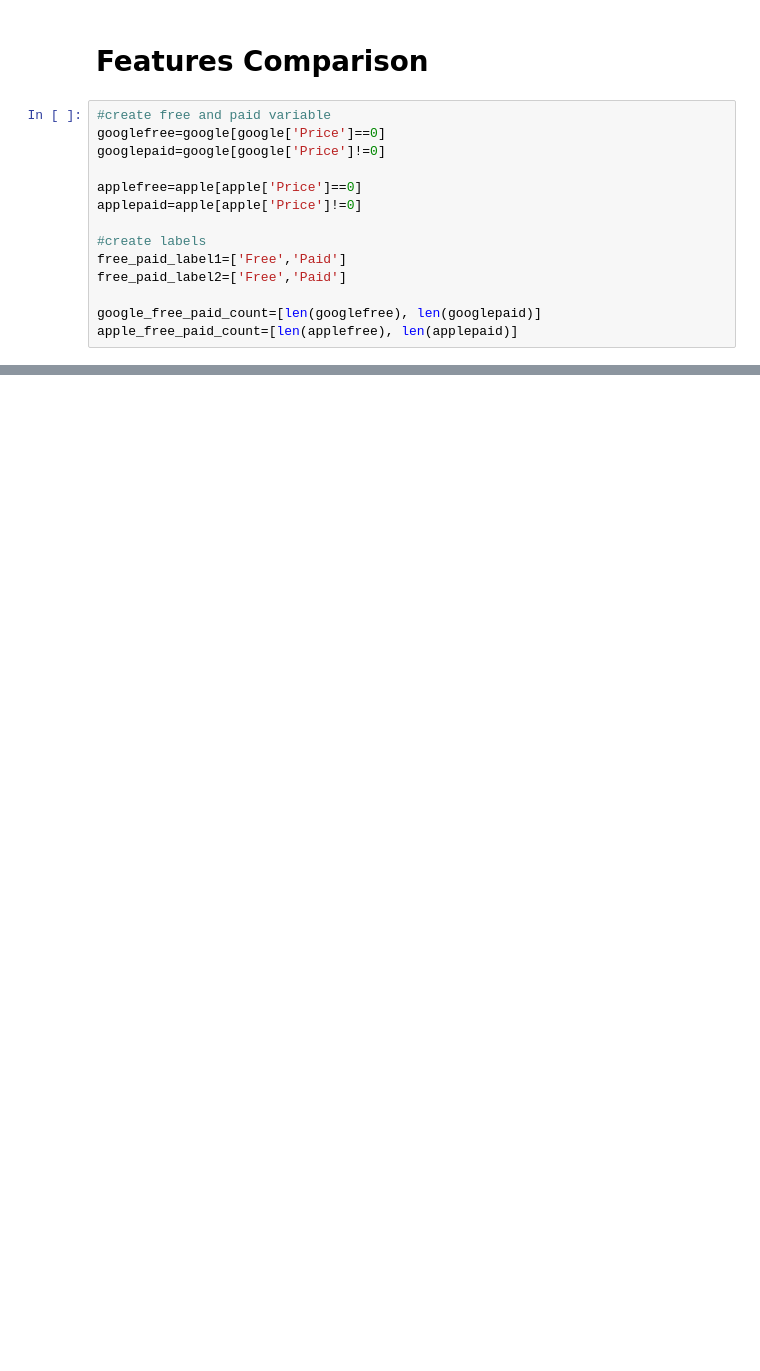
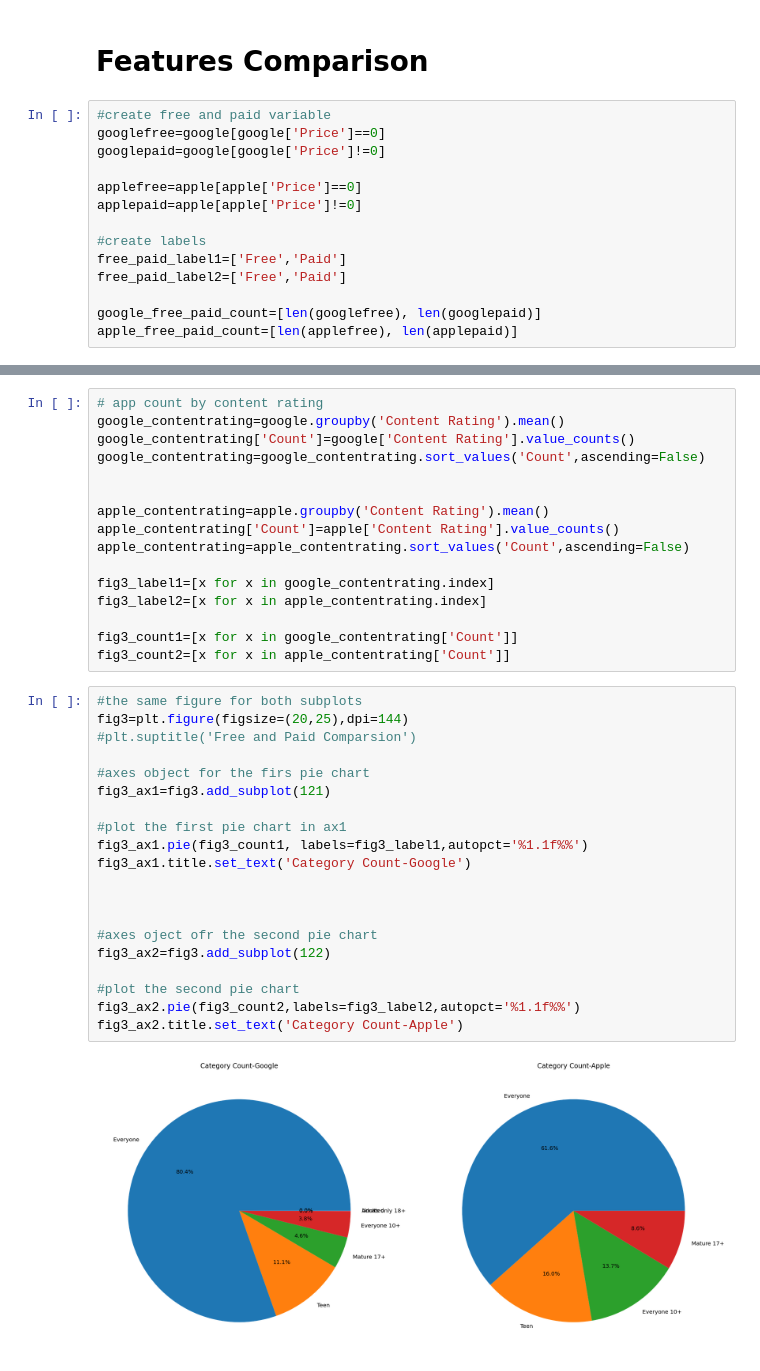
Before and after one commit to xlu210/DSCI510-FinalProject, a Jupyter notebook: Notebook/GooglePlay_VS_AppleStore.ipynb, the cells around one changed output, grey strips where cells are left out. Drawn from its saved outputs; the diff is of its cells as text; blank space fills up the shorter version.

```diff
--- a/Notebook/GooglePlay_VS_AppleStore.ipynb
+++ b/Notebook/GooglePlay_VS_AppleStore.ipynb
@@ -297,0 +335,38 @@ label=[x for x in google_appcount_cat.index]
+# %%
+# app count by content rating
+google_contentrating=google.groupby('Content Rating').mean()
+google_contentrating['Count']=google['Content Rating'].value_counts()
+google_contentrating=google_contentrating.sort_values('Count',ascending=False)
+
+
+apple_contentrating=apple.groupby('Content Rating').mean()
+apple_contentrating['Count']=apple['Content Rating'].value_counts()
+apple_contentrating=apple_contentrating.sort_values('Count',ascending=False)
+
+fig3_label1=[x for x in google_contentrating.index]
+fig3_label2=[x for x in apple_contentrating.index]
+
+fig3_count1=[x for x in google_contentrating['Count']]
+fig3_count2=[x for x in apple_contentrating['Count']]
+# %%
+#the same figure for both subplots
+fig3=plt.figure(figsize=(20,25),dpi=144)
+#plt.suptitle('Free and Paid Comparsion')
+
+#axes object for the firs pie chart
+fig3_ax1=fig3.add_subplot(121)
+
+#plot the first pie chart in ax1
+fig3_ax1.pie(fig3_count1, labels=fig3_label1,autopct='%1.1f%%')
+fig3_ax1.title.set_text('Category Count-Google')
+
+
+
+#axes oject ofr the second pie chart
+fig3_ax2=fig3.add_subplot(122)
+
+#plot the second pie chart
+fig3_ax2.pie(fig3_count2,labels=fig3_label2,autopct='%1.1f%%')
+fig3_ax2.title.set_text('Category Count-Apple')
+# %% [output]
+[figure, added]
```
Also changed, not shown: parts of 11 cells of this notebook.
